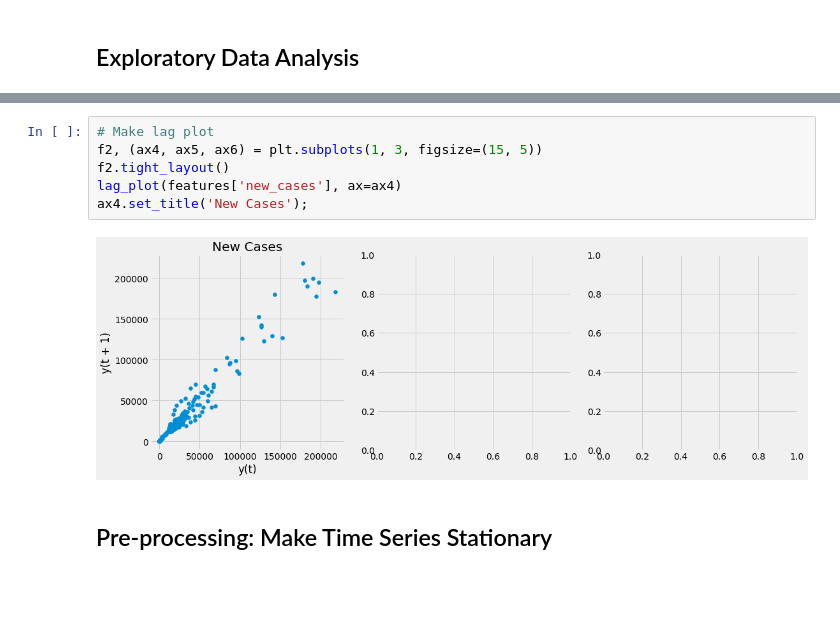
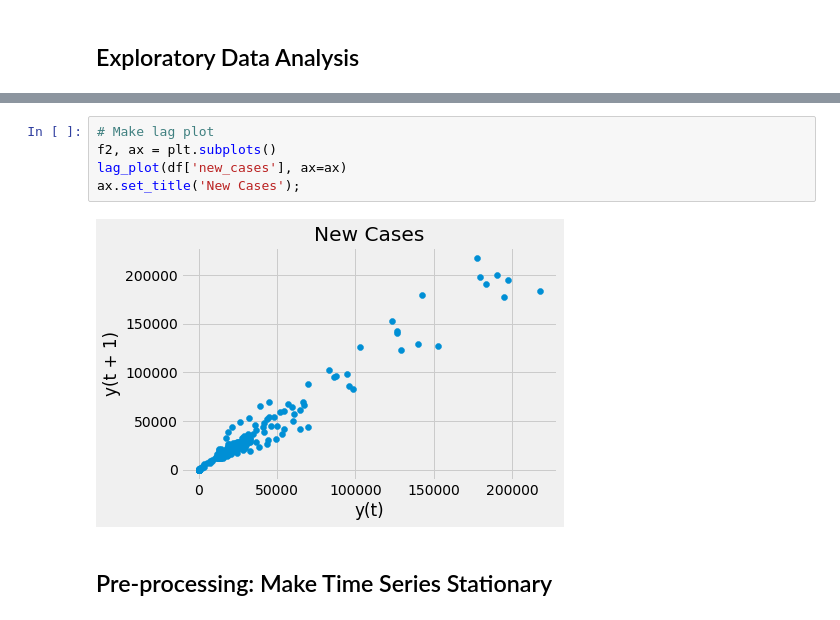
Before and after one commit to ostormer/covid_ml, a Jupyter notebook: Random Forest.ipynb, the cells around one changed output, grey strips where cells are left out. Cells and saved outputs as stored; diff of their text form; blank space fills up the shorter version.

```diff
--- a/Random Forest.ipynb
+++ b/Random Forest.ipynb
@@ -77,11 +86,10 @@ Text(0.5, 1.0, 'New Cases')
 # %%
 # Make lag plot
-f2, (ax4, ax5, ax6) = plt.subplots(1, 3, figsize=(15, 5))
-f2.tight_layout()
-lag_plot(features['new_cases'], ax=ax4)
-ax4.set_title('New Cases');
+f2, ax = plt.subplots()
+lag_plot(df['new_cases'], ax=ax)
+ax.set_title('New Cases');
 # %% [output]
-[figure, old version]
+[figure, new version]
 # %% [markdown]
 ## Pre-processing: Make Time Series Stationary
 # %% [markdown]
```
Also changed, not shown: parts of 8 cells of this notebook.
